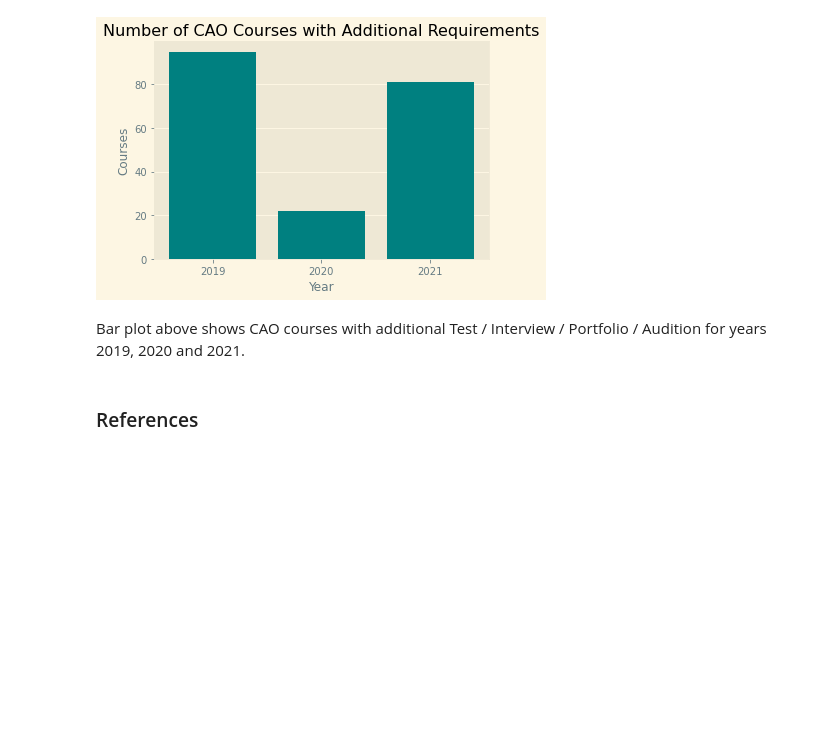
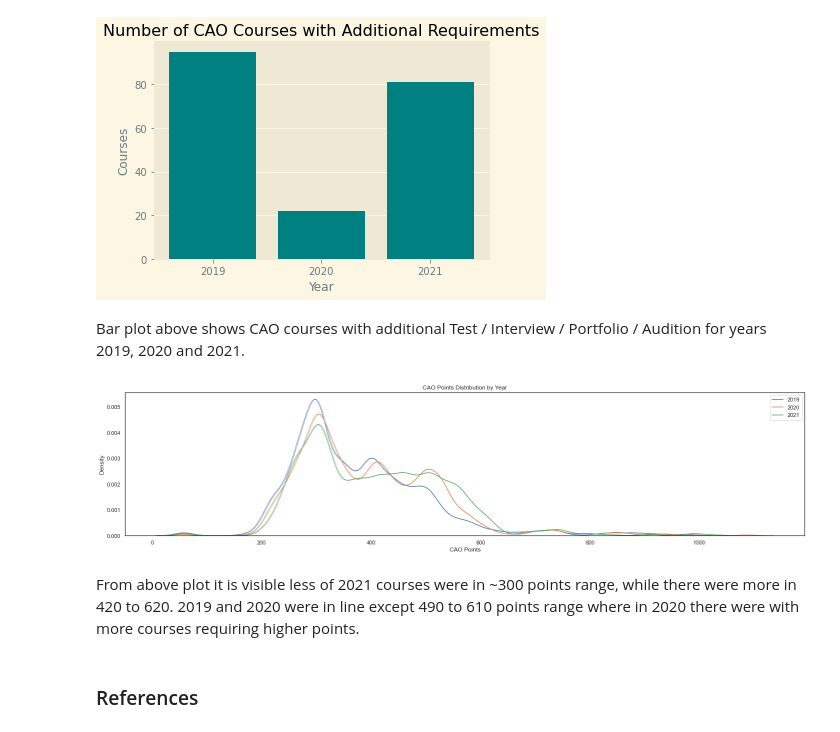
Before and after one commit to Mantvydas-data/FundamentalsofDataAnalysis, a Jupyter notebook: cao.ipynb, the cells around one changed output. Saved outputs shown, nothing was run; the diff lists cells and outputs as text; code cells hidden in the pictures; blank space fills up the shorter version.

Commit message:
CAO bar and kde plot

```diff
--- a/cao.ipynb
+++ b/cao.ipynb
@@ -721,6 +721,25 @@ plt.show()
 Bar plot above shows CAO courses with additional Test / Interview / Portfolio / Audition for years 2019, 2020 and 2021.
 # %%
 # KDE line plot of points distribution per year
+
+# Seaborn plot style- white
+sns.set_theme(style="white")
+plt.figure(figsize=(20,5))
+
+# Setting plot parameters
+sns.kdeplot(allcourses['points_r1_2019'], bw_adjust= 0.5, label='2019')
+sns.kdeplot(allcourses['points_r1_2020'], bw_adjust= 0.5, label='2020')
+sns.kdeplot(allcourses['points_r1_2021'], bw_adjust= 0.5, label='2021')
+plt.legend()
+plt.title('CAO Points Distribution by Year')
+plt.xlabel("CAO Points")
+
+plt.tight_layout()
+plt.show()
+# %% [output]
+[figure, added]
+# %% [markdown]
+From above plot it is visible less of 2021 courses were in ~300 points range, while there were more in 420 to 620. 2019 and 2020 were in line except 490 to 610 points range where in 2020 there were with more courses requiring higher points.
 # %%
 #Top 20 courses by points required without test or interview by year
 # %% [markdown]
```
Also changed, not shown: parts of 6 cells of this notebook, 10 other files.
